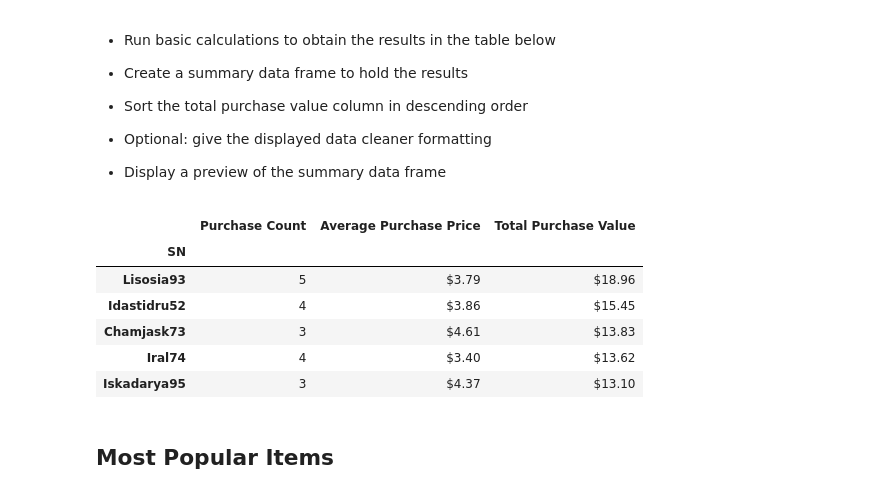
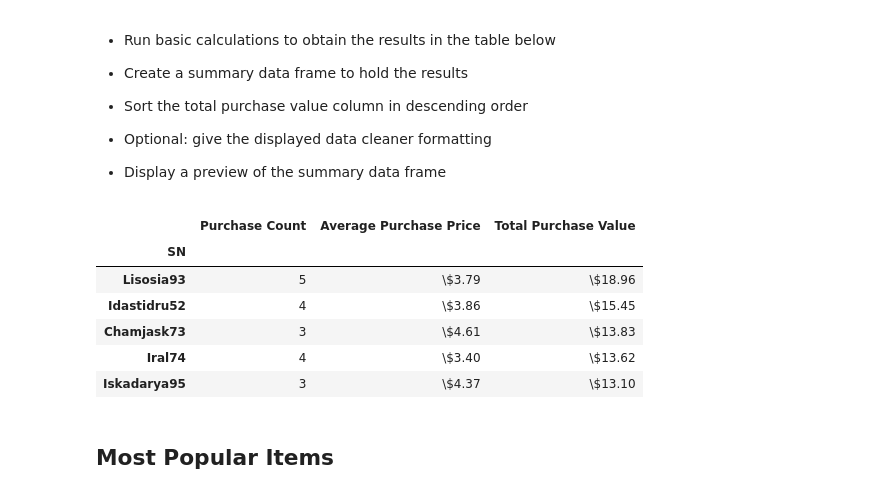
Before and after one commit to spastranas/Python-challenge, a Jupyter notebook: Data Analysis with Python - Sandra Pastrana.ipynb, the cells around one changed output. Cells and saved outputs as stored; diff of their text form; code cells hidden in the pictures.

```diff
--- a/Data Analysis with Python - Sandra Pastrana.ipynb
+++ b/Data Analysis with Python - Sandra Pastrana.ipynb
@@ -274,32 +275,32 @@ AgeDFGroup[["Purchase Count","Average Purchase Price","Total Purchase Value","Av
 # %%
 
 #group distinct players
 AgeDF=purchase_data.groupby("SN")
 NewDF=AgeDF.mean()
 
 #Create  column
 NewDF["Purchase Count"] =AgeDF["Purchase ID"].nunique()
 NewDF["Average Purchase Price"] =AgeDF["Price"].mean()
 NewDF["Total Purchase Value"] =AgeDF["Price"].sum()
 #unformated for sorting
 NewDF["sortBy"] =AgeDF["Price"].sum()
 
 #format
-NewDF["Average Purchase Price"]=NewDF["Average Purchase Price"].map("${:.2f}".format)
-NewDF["Total Purchase Value"]=NewDF["Total Purchase Value"].map("${:.2f}".format)
+NewDF["Average Purchase Price"]=NewDF["Average Purchase Price"].map("\${:.2f}".format)
+NewDF["Total Purchase Value"]=NewDF["Total Purchase Value"].map("\${:.2f}".format)
 
 
 #display
 SortedDF=NewDF[["Purchase Count","Average Purchase Price","Total Purchase Value","sortBy"]].sort_values(["sortBy"] , ascending=False)
 SortedDF[["Purchase Count","Average Purchase Price","Total Purchase Value"]].head(5)
 # %% [output]
 |  | Purchase Count | Average Purchase Price | Total Purchase Value |
 | SN |  |  |  |
-| Lisosia93 | 5 | $3.79 | $18.96 |
-| Idastidru52 | 4 | $3.86 | $15.45 |
-| Chamjask73 | 3 | $4.61 | $13.83 |
-| Iral74 | 4 | $3.40 | $13.62 |
-| Iskadarya95 | 3 | $4.37 | $13.10 |
+| Lisosia93 | 5 | \$3.79 | \$18.96 |
+| Idastidru52 | 4 | \$3.86 | \$15.45 |
+| Chamjask73 | 3 | \$4.61 | \$13.83 |
+| Iral74 | 4 | \$3.40 | \$13.62 |
+| Iskadarya95 | 3 | \$4.37 | \$13.10 |
 # %% [markdown]
 ## Most Popular Items
 # %% [raw]
```
Also changed, not shown: parts of 3 cells of this notebook.
